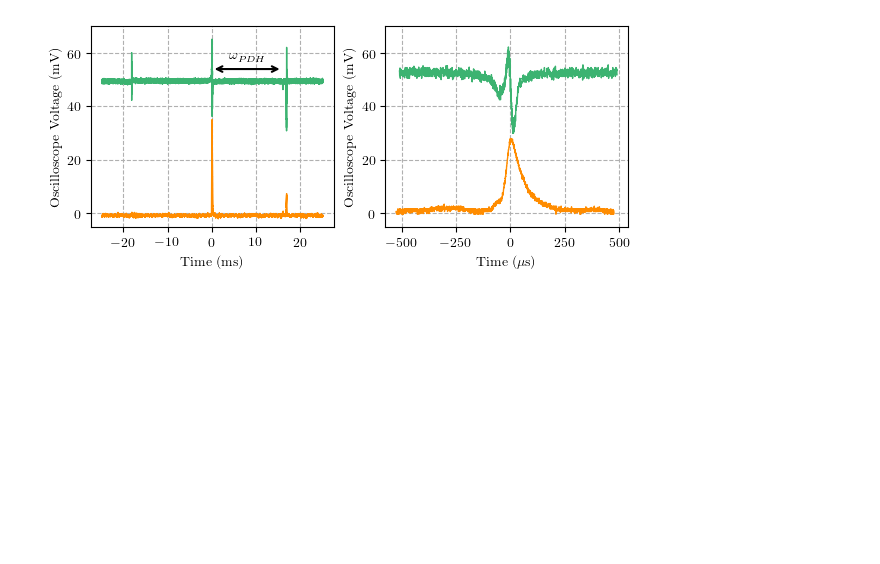
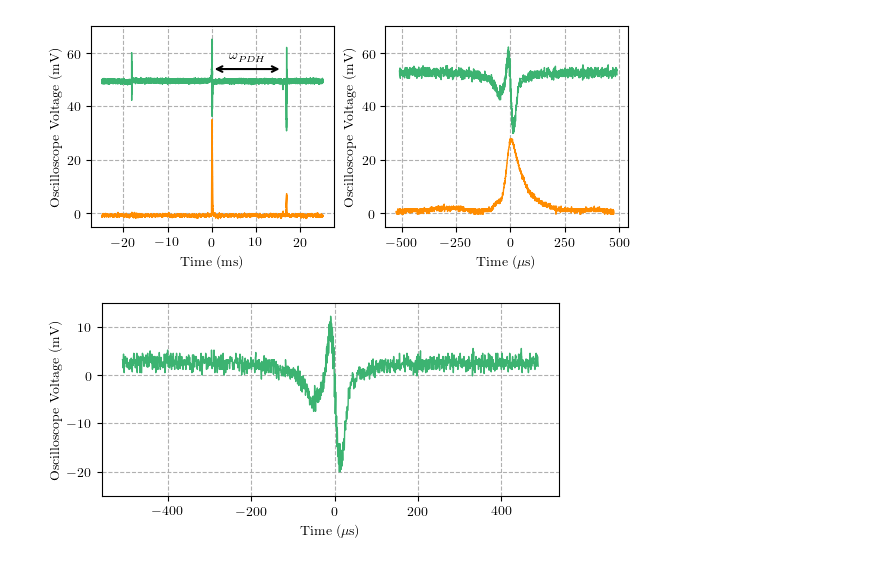
Before and after one commit to hsuchungchuan/Projects, a Jupyter notebook: 250525 PDH Allan Deviation Plots/250525 PDH Allan Deviation Plots.ipynb, the cells around one changed output. Cells and saved outputs as stored; diff of their text form; code cells hidden in the pictures; blank space fills up the shorter version.

```diff
--- a/250525 PDH Allan Deviation Plots/250525 PDH Allan Deviation Plots.ipynb
+++ b/250525 PDH Allan Deviation Plots/250525 PDH Allan Deviation Plots.ipynb
@@ -156,2 +156,11 @@ plt.savefig("250604 PDHAllanDeviationCalibrationPlots.pdf", dpi=300)
 # %% [output]
 [figure]
+# %%
+plt.plot(scope_thirty_two_time-10, scope_thirty_two_error-50, label="Error Signal", color="mediumseagreen")
+
+plt.ylabel("Oscilloscope Voltage (mV)")
+plt.ylim(-25,15)
+plt.xlabel(r"Time ($\mu$s)")
+plt.savefig('ErrorSignalPlot.pdf',dpi=300)
+# %% [output]
+[figure, added]
```
Also changed, not shown: parts of 2 cells of this notebook, 9 other files.
